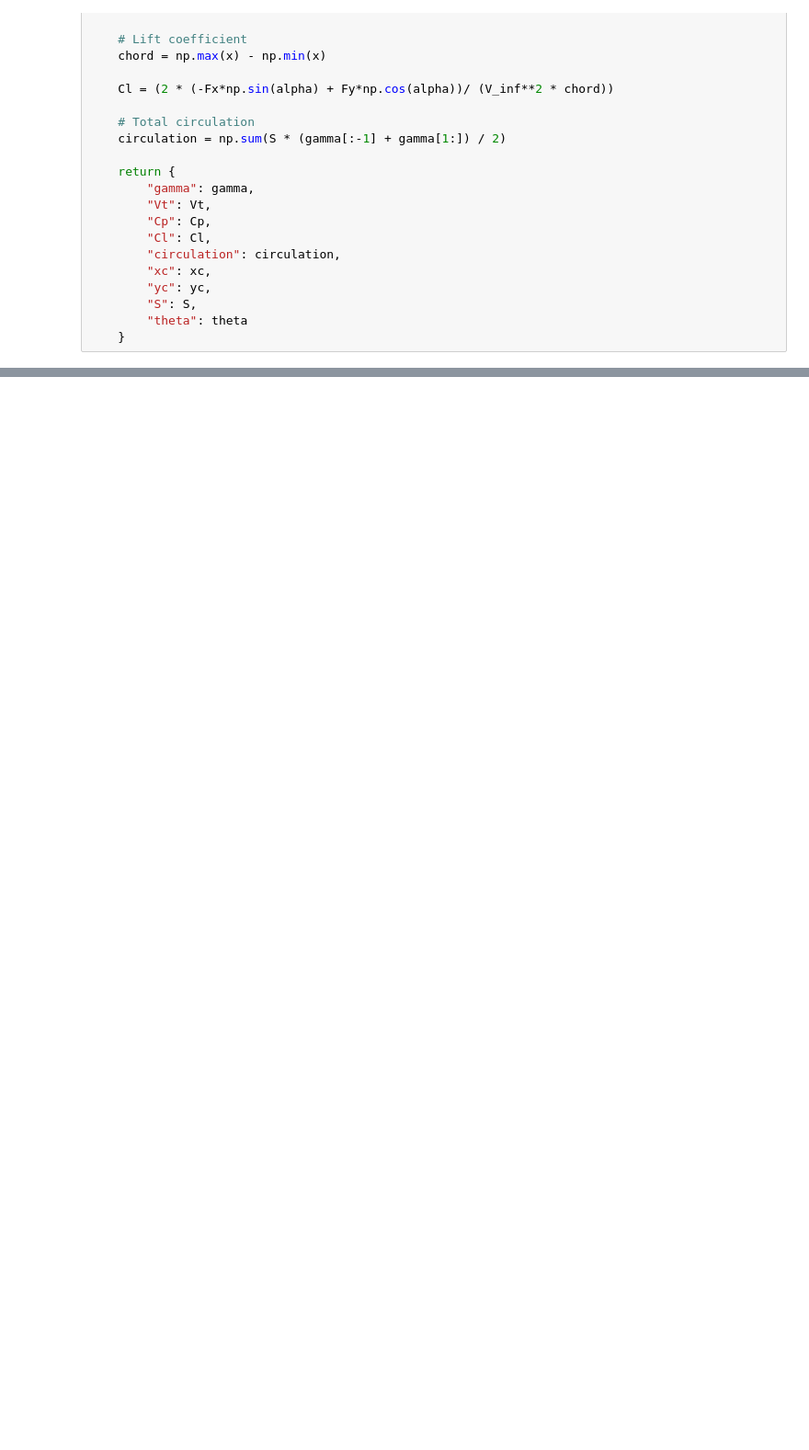
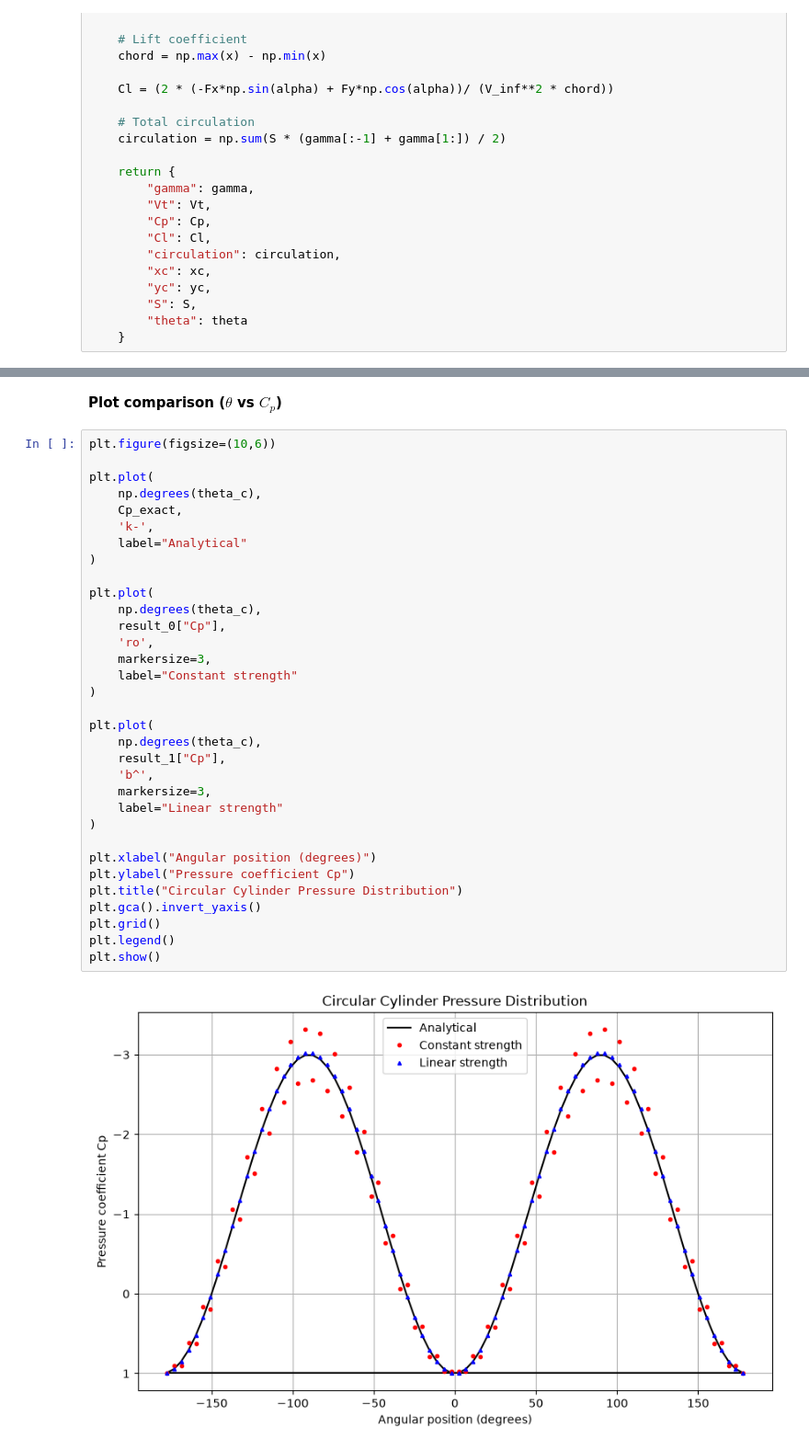
Before and after one commit to Aathi2165/AE611_2026, a Jupyter notebook: Aathi Skantha Roopan T_SC26M001.ipynb, the cells around one changed output, grey strips where cells are left out. Shown at 92% size. Saved outputs shown, nothing was run; the diff lists cells and outputs as text; blank space fills up the shorter version.

```diff
--- a/Aathi Skantha Roopan T_SC26M001.ipynb
+++ b/Aathi Skantha Roopan T_SC26M001.ipynb
@@ -613,0 +715,37 @@ def vortex_panel_method_1(x, y, V_inf=1.0, alpha=0.0,
+# %% [markdown]
+**Plot comparison ($\theta$ vs $C_p$)**
+# %%
+plt.figure(figsize=(10,6))
+
+plt.plot(
+    np.degrees(theta_c),
+    Cp_exact,
+    'k-',
+    label="Analytical"
+)
+
+plt.plot(
+    np.degrees(theta_c),
+    result_0["Cp"],
+    'ro',
+    markersize=3,
+    label="Constant strength"
+)
+
+plt.plot(
+    np.degrees(theta_c),
+    result_1["Cp"],
+    'b^',
+    markersize=3,
+    label="Linear strength"
+)
+
+plt.xlabel("Angular position (degrees)")
+plt.ylabel("Pressure coefficient Cp")
+plt.title("Circular Cylinder Pressure Distribution")
+plt.gca().invert_yaxis()
+plt.grid()
+plt.legend()
+plt.show()
+# %% [output]
+[figure, added]
```
Also changed, not shown: parts of 11 cells of this notebook.
